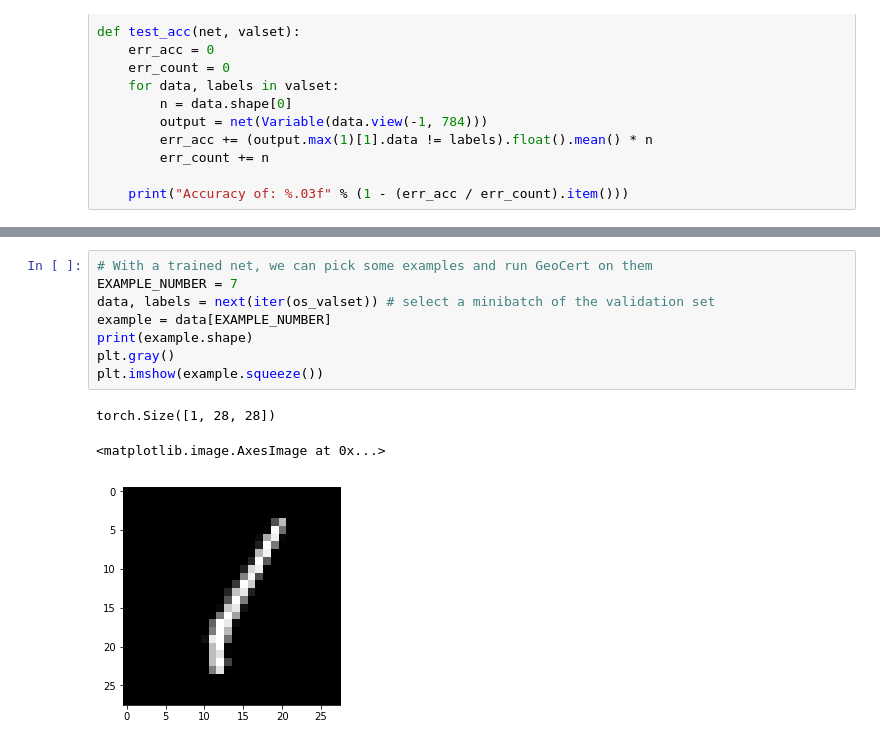
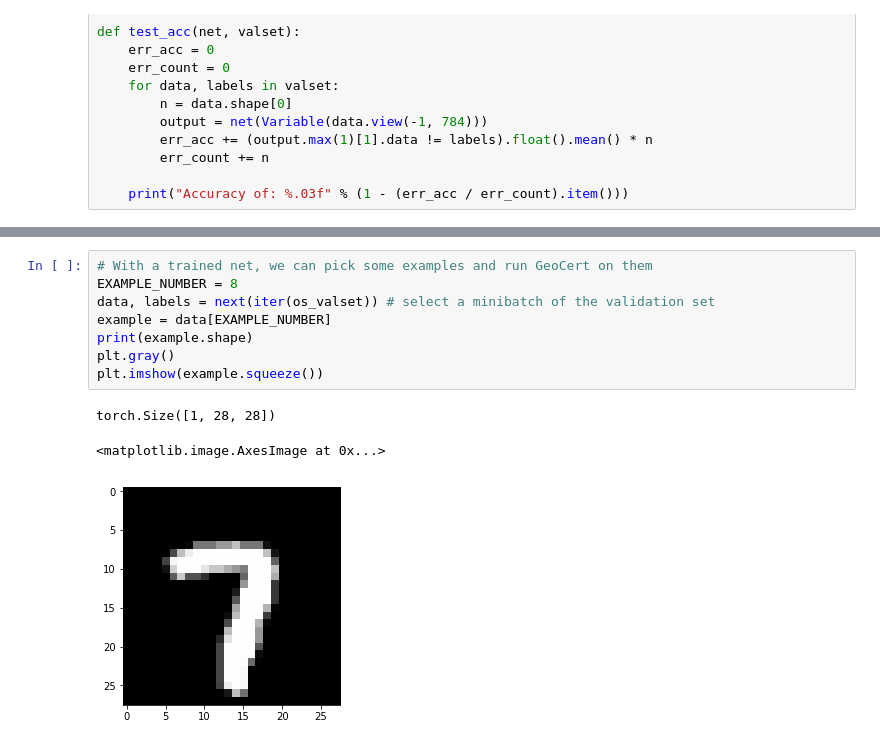
Before and after one commit to revbucket/geometric-certificates, a Jupyter notebook: experiments/binary_mnist_example.ipynb, the cells around one changed output, grey strips where cells are left out. Cells and saved outputs as stored; diff of their text form.

```diff
--- a/experiments/binary_mnist_example.ipynb
+++ b/experiments/binary_mnist_example.ipynb
@@ -148,15 +140,15 @@ Accuracy of: 0.992
 # %%
 # With a trained net, we can pick some examples and run GeoCert on them
-EXAMPLE_NUMBER = 7
+EXAMPLE_NUMBER = 8
 data, labels = next(iter(os_valset)) # select a minibatch of the validation set
 example = data[EXAMPLE_NUMBER]
 print(example.shape)
 plt.gray()
 plt.imshow(example.squeeze())
 # %% [output]
 torch.Size([1, 28, 28])
 <matplotlib.image.AxesImage at 0x...>
-[figure, old version]
+[figure, new version]
 # %%
 from importlib import reload
 reload(geo)
```
Also changed, not shown: parts of 8 cells of this notebook, 6 other files.
